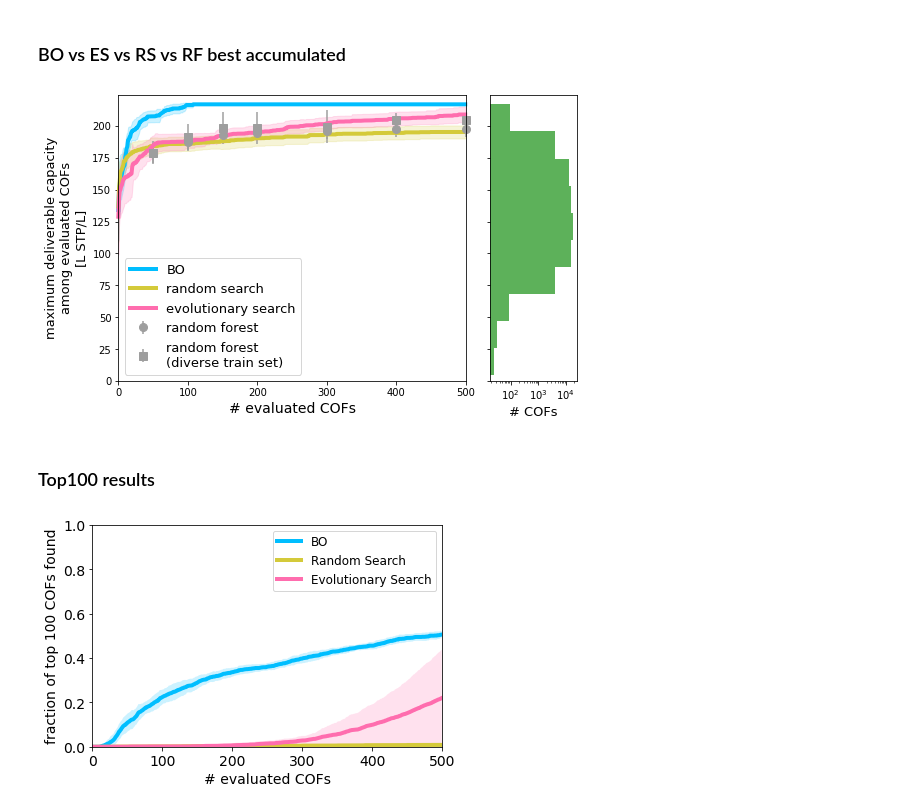
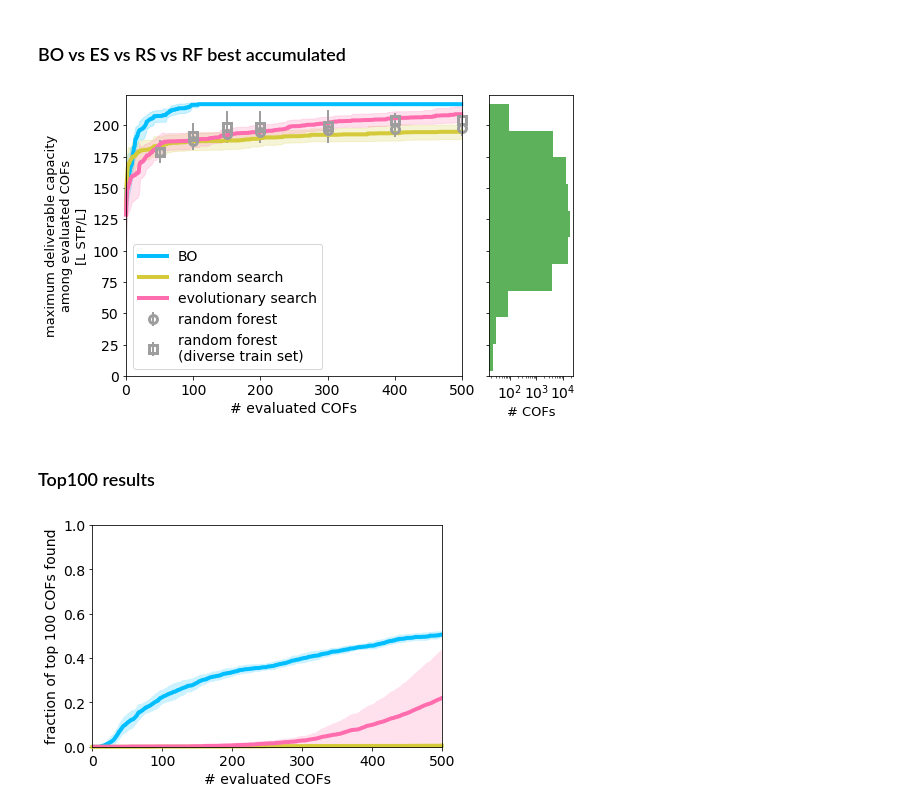
Before and after one commit to aryandeshwal/BO_of_COFs, a Jupyter notebook: COFS_figures.ipynb, the cells around one changed output. Drawn from its saved outputs; the diff is of its cells as text; code cells hidden in the pictures.

```diff
--- a/COFS_figures.ipynb
+++ b/COFS_figures.ipynb
@@ -227,7 +239,6 @@ for i in range(25):
 rs_data = min_DC + range_DC * return_best_accumulated(rs_data)
 # %%
 fig, axs = plt.subplots(1, 2, gridspec_kw={'width_ratios': [4, 1]}, figsize=[1.2 * 6.4, 4.8], sharey=True)
-
 axs[0].plot(list(range(500)), np.mean(bo_data, axis=0), label='BO', color=search_to_color['BO'], lw=4, clip_on=False)
 axs[0].fill_between(list(range(500)), np.mean(bo_data, axis=0) - np.std(bo_data, axis=0),
                                    np.mean(bo_data, axis=0) + np.std(bo_data, axis=0),
@@ -236,41 +247,40 @@ axs[0].fill_between(list(range(500)), np.mean(bo_data, axis=0) - np.std(bo_data,
 # plt.fill_between(list(range(500)), np.mean(exploitation_data, axis=0) -  np.std(exploitation_data, axis=0), np.mean(exploitation_data, axis=0) + np.std(exploitation_data, axis=0), alpha=0.5)
 # plt.plot(list(range(500)), np.mean(exploration_data, axis=0), label='BO (Exploration)')
 # plt.fill_between(list(range(500)), np.mean(exploration_data, axis=0) - np.std(exploration_data, axis=0), np.mean(exploration_data, axis=0) + np.std(exploration_data, axis=0), alpha=0.5)
 
 
 axs[0].plot(list(range(500)), np.mean(rs_data, axis=0), label='random search', color=search_to_color['random'], lw=4, clip_on=False)
 axs[0].fill_between(list(range(500)), np.mean(rs_data, axis=0) - np.std(rs_data, axis=0),
                                    np.mean(rs_data, axis=0) + np.std(rs_data, axis=0),
                  alpha=0.2, ec="None", color=search_to_color['random'])
 
 axs[0].plot(list(range(500)), np.mean(es_data, axis=0), label='evolutionary search', color=search_to_color['evolutionary'], lw=4, clip_on=False)
 axs[0].fill_between(list(range(500)), np.mean(es_data, axis=0) - np.std(es_data, axis=0),
                                    np.mean(es_data, axis=0) + np.std(es_data, axis=0),
                  alpha=0.2, ec="None", color=search_to_color['evolutionary'])
 
 axs[0].errorbar([50, 100, 150, 200, 300, 400, 500], np.mean(rf_data, axis=0), np.std(rf_data, axis=0),
-             fmt='o', label='random forest', clip_on=False, color=search_to_color['RF'], ms=8)
+             fmt='o', label='random forest', clip_on=False, color=search_to_color['RF'], ms=8, markerfacecolor="None", lw=2, markeredgewidth=3)
 axs[0].errorbar([50, 100, 150, 200, 300, 400, 500], np.mean(diverse_rf_data, axis=0),  np.std(diverse_rf_data, axis=0),
-             fmt='s', label='random forest\n(diverse train set)', clip_on=False, color=search_to_color['RF'], ms=8)
+             fmt='s', label='random forest\n(diverse train set)', clip_on=False, color=search_to_color['RF'], ms=8, markerfacecolor="None", lw=2, markeredgewidth=3)
 
 
 axs[0].set_xlabel('# evaluated COFs', fontsize=14)
 axs[0].set_ylabel('maximum deliverable capacity\namong evaluated COFs\n[L STP/L]', fontsize=13)
-axs[0].legend(fontsize=13)# bbox_to_anchor=(1.05, 1), loc='upper left', borderaxespad=0., fontsize=15)
-# yticklabels = axs[0].get_yticklabels()
-# xticklabels = axs[0].get_xticklabels()
-# axs[0].set_yticklabels(yticklabels, fontsize=14)
-# axs[0].set_xticklabels(xticklabels, fontsize=14)
+axs[0].legend(fontsize=14)# bbox_to_anchor=(1.05, 1), loc='upper left', borderaxespad=0., fontsize=15)
+axs[0].tick_params(axis='both', labelsize=14)
+axs[1].tick_params(axis='both', labelsize=14)
+
 axs[0].set_xlim([0, 500])
 axs[0].set_ylim(ymin=0.0)
 
 axs[1].hist(min_DC + range_DC * all_outputs, orientation="horizontal", color=cool_colors[7])
 axs[1].set_xlabel("# COFs", fontsize=13)
 axs[1].set_xscale("log")
 plt.tight_layout()
 plt.savefig("search_efficiency_max_found.pdf")
 # %% [output]
-[figure, old version]
+[figure, new version]
 # %% [markdown]
 ### Top100 results
 # %%
@@ -307,7 +317,7 @@ rs_top100 = num_points_in_top100(rs_data)
 plt.plot(list(range(num_points)), np.mean(bo_top100, axis=0), label='BO', color=search_to_color["BO"], lw=4)
 plt.fill_between(list(range(num_points)), np.mean(bo_top100, axis=0) - np.std(bo_top100, axis=0), np.mean(bo_top100, axis=0) +  np.std(bo_top100, axis=0),
                  alpha=0.2, color=search_to_color["BO"], ec="None")
-plt.plot(list(range(num_points)), np.mean(rs_top100, axis=0), label='Random Search', color=search_to_color["random"], lw=4)
+plt.plot(list(range(num_points)), np.mean(rs_top100, axis=0), label='Random Search', color=search_to_color["random"], lw=4, clip_on=False)
 plt.fill_between(list(range(num_points)), np.mean(rs_top100, axis=0) - np.std(rs_top100, axis=0), np.mean(rs_top100, axis=0) +  np.std(rs_top100, axis=0),
                  alpha=0.2, color=search_to_color["random"], ec="None")
 plt.plot(list(range(num_points)), np.mean(es_top100, axis=0), label='Evolutionary Search', color=search_to_color["evolutionary"], lw=4)
@@ -318,7 +328,7 @@ plt.fill_between(list(range(num_points)), np.mean(es_top100, axis=0) -  np.std(e
 
 plt.ylabel('fraction of top 100 COFs found', fontsize=14)
 plt.xlabel('# evaluated COFs',fontsize=14)
-plt.legend(fontsize=12)
+# plt.legend(fontsize=12)
 plt.xlim([0, 500])
 plt.ylim([0, 1])
 plt.xticks(fontsize=14)
@@ -326,4 +336,4 @@ plt.yticks(fontsize=14)
 plt.tight_layout()
 plt.savefig("search_efficiency_top100.pdf", format="pdf")
 # %% [output]
-[figure, old version]
+[figure, new version]
```
Also changed, not shown: parts of 4 cells of this notebook.
